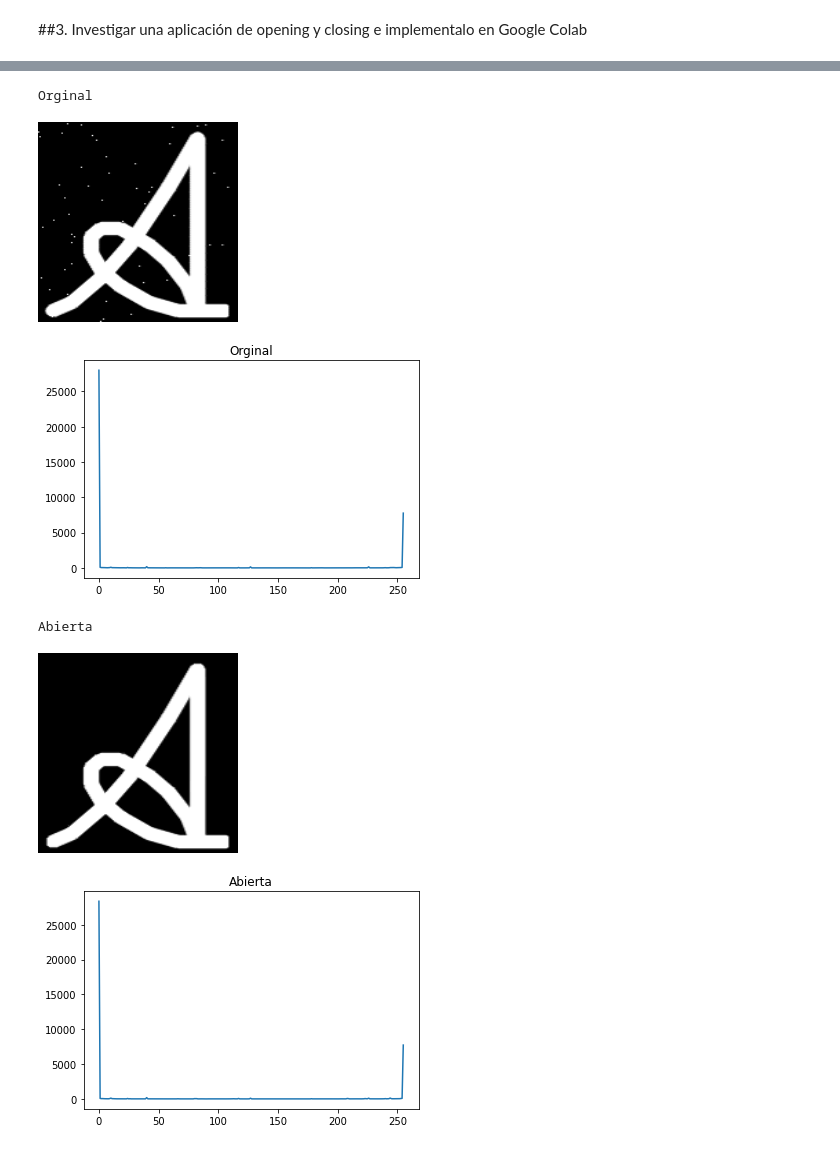
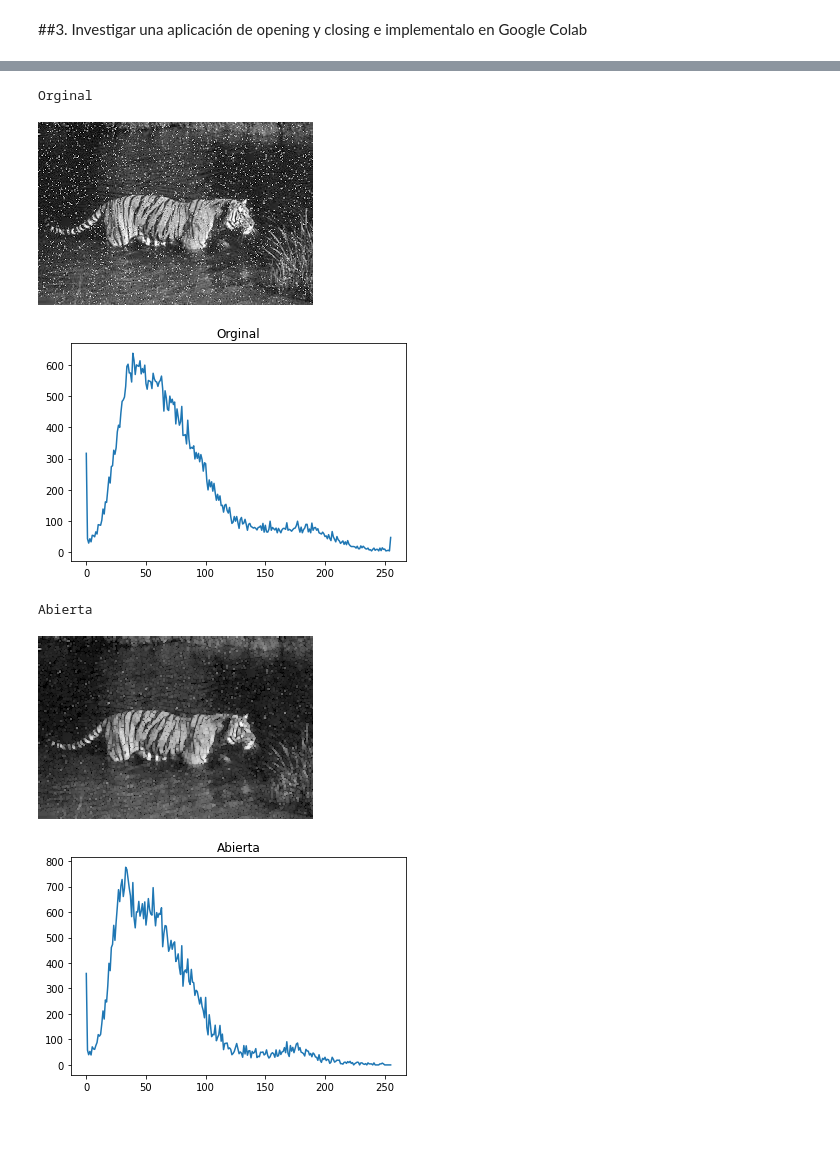
Before and after one commit to AlfonsoVasquezC/ComputervisionMNA, a Jupyter notebook: 4_2_Equipo_1_Google_Colab_Algoritmos_de_mejoramiento_de_imágenes_usando_operaciones_morfológicas.ipynb, the cells around one changed output, grey strips where cells are left out. Drawn from its saved outputs; the diff is of its cells as text; code cells hidden in the pictures.

```diff
--- a/4_2_Equipo_1_Google_Colab_Algoritmos_de_mejoramiento_de_imágenes_usando_operaciones_morfológicas.ipynb
+++ b/4_2_Equipo_1_Google_Colab_Algoritmos_de_mejoramiento_de_imágenes_usando_operaciones_morfológicas.ipynb
@@ -267,25 +274,25 @@ La apertura es simplemente otro nombre para erosión seguida de dilatación. Com
 # %%
-urlOpCLo = "/content/drive/MyDrive/Colab Notebooks/Computo imagen y video/4.2 Images/Opening.png"
+urlOpCLo = "/content/drive/MyDrive/Colab Notebooks/Computo imagen y video/4.2 Images/tigresalt.jpg"
 img_OpeClo = cv.imread(urlOpCLo,cv.IMREAD_GRAYSCALE)
-img_OpeClo = cv.resize(img_OpeClo, (200,200))
+# img_OpeClo = cv.resize(img_OpeClo, (200,200))
 
-kernel = np.ones((7,7),np.uint8)
+kernel = np.ones((2,2),np.uint8)
 
 opening = cv.morphologyEx(img_OpeClo, cv.MORPH_OPEN, kernel)
 
 print("Orginal \n")
 cv2_imshow(img_OpeClo)
 gethistogram(img_OpeClo,"Orginal")
 
 print("Abierta \n")
 cv2_imshow(opening)
 gethistogram(opening,"Abierta")
 # %% [output]
 Orginal
-[figure, old version]
+[figure, new version]
-[figure, old version]
+[figure, new version]
 Abierta
-[figure, old version]
+[figure, new version]
-[figure, old version]
+[figure, new version]
 # %% [markdown]
 ### Closing
```
Also changed, not shown: parts of 11 cells of this notebook.
